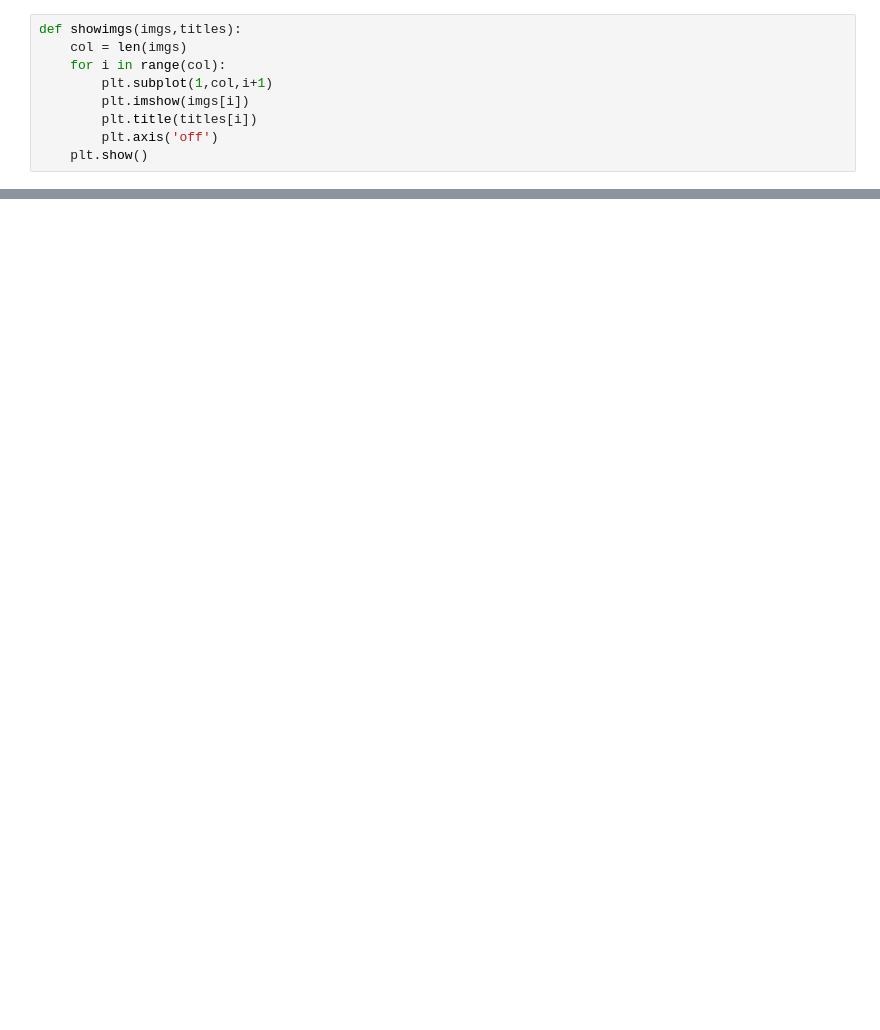
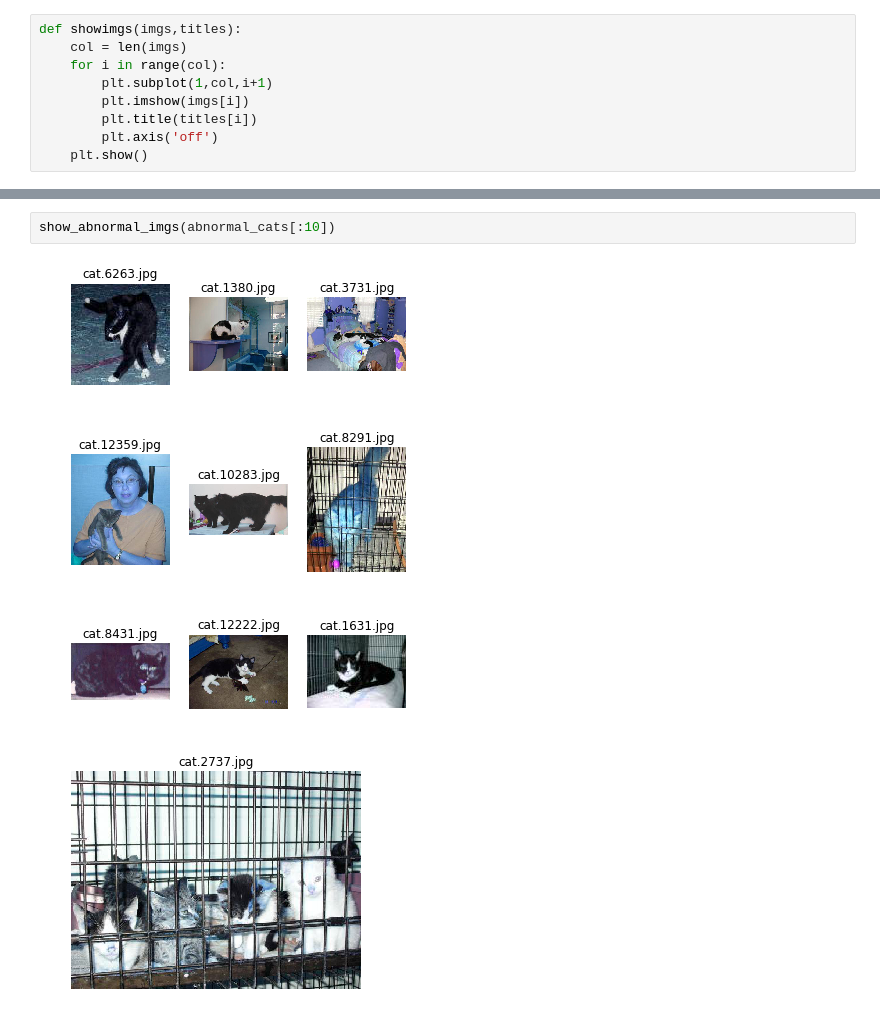
Before and after one commit to htliujy/capstone_dogs_vs_cats, a Jupyter notebook: 2_abnormal_img_detection.ipynb, the cells around one changed output, grey strips where cells are left out. Saved outputs shown, nothing was run; the diff lists cells and outputs as text; blank space fills up the shorter version.

```diff
--- a/2_abnormal_img_detection.ipynb
+++ b/2_abnormal_img_detection.ipynb
@@ -253,0 +206,7 @@ for dic in abnormal_cats:
+# %%
+show_abnormal_imgs(abnormal_cats[:10])
+# %% [output]
+[figure, added]
+[figure, added]
+[figure, added]
+[figure, added]
```
Also changed, not shown: parts of 21 cells of this notebook, 1 other file.
